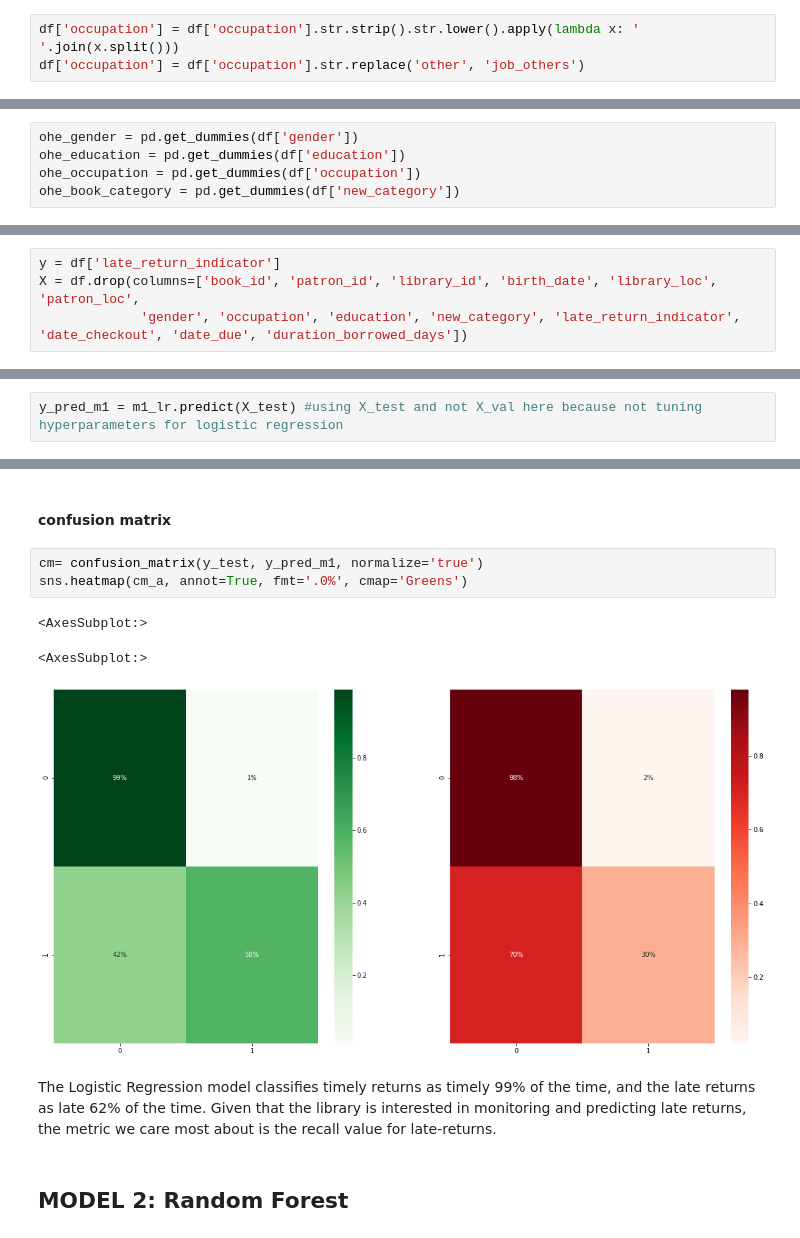
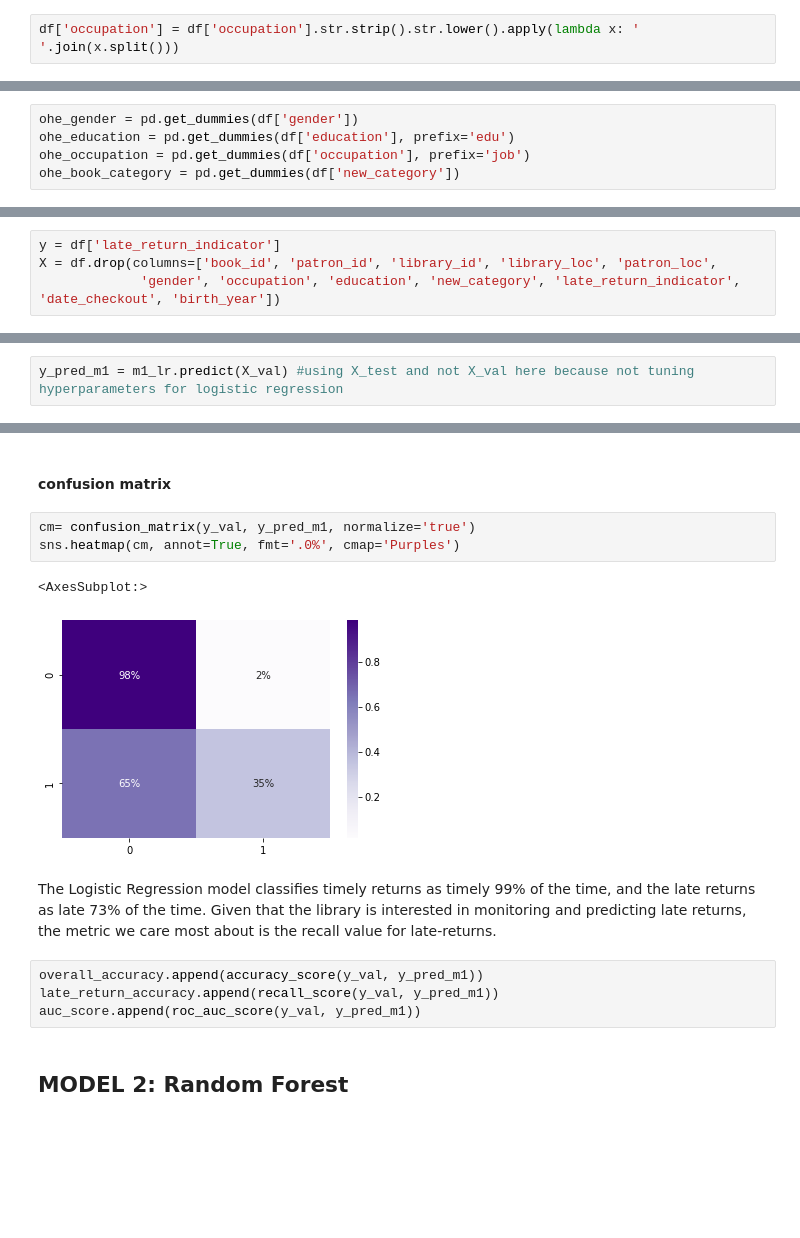
Before and after one commit to garimaqs/library_defaulters, a Jupyter notebook: prediction_models.ipynb, the cells around one changed output, grey strips where cells are left out. Saved outputs shown, nothing was run; the diff lists cells and outputs as text; blank space fills up the shorter version.

Commit message:
update prediction models with hyperparam optimization

```diff
--- a/prediction_models.ipynb
+++ b/prediction_models.ipynb
@@ -157,6 +158,5 @@ df['occupation'].fillna('job_na', inplace=True)
 # %%
 df['occupation'] = df['occupation'].str.strip().str.lower().apply(lambda x: ' '.join(x.split()))
-df['occupation'] = df['occupation'].str.replace('other', 'job_others')
 # %%
 df['occupation'].unique()
 # %% [output]
@@ -221,8 +221,8 @@ df.groupby('new_category').mean()
 ### one-hot encoding categorical variables
 # %%
 ohe_gender = pd.get_dummies(df['gender'])
-ohe_education = pd.get_dummies(df['education'])
-ohe_occupation = pd.get_dummies(df['occupation'])
+ohe_education = pd.get_dummies(df['education'], prefix='edu')
+ohe_occupation = pd.get_dummies(df['occupation'], prefix='job')
 ohe_book_category = pd.get_dummies(df['new_category'])
 # %%
 df = df.join([ohe_gender, ohe_education, ohe_occupation, ohe_book_category])
@@ -230,8 +230,8 @@ df = df.join([ohe_gender, ohe_education, ohe_occupation, ohe_book_category])
 ### separating features and target
 # %%
 y = df['late_return_indicator']
-X = df.drop(columns=['book_id', 'patron_id', 'library_id', 'birth_date', 'library_loc', 'patron_loc',
-             'gender', 'occupation', 'education', 'new_category', 'late_return_indicator',  'date_checkout', 'date_due', 'duration_borrowed_days'])
+X = df.drop(columns=['book_id', 'patron_id', 'library_id', 'library_loc', 'patron_loc',
+             'gender', 'occupation', 'education', 'new_category', 'late_return_indicator', 'date_checkout', 'birth_year'])
 # %% [markdown]
 ### generating train-test split
 # %% [markdown]
@@ -265,4 +308,4 @@ Please also refer to the documentation for alternative solver options:
 # %% [markdown]
 ### evaluation
 # %%
-y_pred_m1 = m1_lr.predict(X_test) #using X_test and not X_val here because not tuning hyperparameters for logistic regression
+y_pred_m1 = m1_lr.predict(X_val) #using X_test and not X_val here because not tuning hyperparameters for logistic regression
@@ -291,14 +331,17 @@ weighted avg       0.93      0.93      0.92       331
 # %% [markdown]
 #### confusion matrix
 # %%
-cm= confusion_matrix(y_test, y_pred_m1, normalize='true')
-sns.heatmap(cm_a, annot=True, fmt='.0%', cmap='Greens')
+cm= confusion_matrix(y_val, y_pred_m1, normalize='true')
+sns.heatmap(cm, annot=True, fmt='.0%', cmap='Purples')
 # %% [output]
 <AxesSubplot:>
-<AxesSubplot:>
-[figure, old version]
+[figure, new version]
 # %% [markdown]
-The Logistic Regression model classifies timely returns as timely 99% of the time, and the late returns as late 62% of the time. Given that the library is interested in monitoring and predicting late returns, the metric we care most about is the recall value for late-returns.
+The Logistic Regression model classifies timely returns as timely 99% of the time, and the late returns as late 73% of the time. Given that the library is interested in monitoring and predicting late returns, the metric we care most about is the recall value for late-returns.
+# %%
+overall_accuracy.append(accuracy_score(y_val, y_pred_m1))
+late_return_accuracy.append(recall_score(y_val, y_pred_m1))
+auc_score.append(roc_auc_score(y_val, y_pred_m1))
 # %% [markdown]
 ## MODEL 2: Random Forest
 # %%
```
Also changed, not shown: parts of 88 cells of this notebook.
